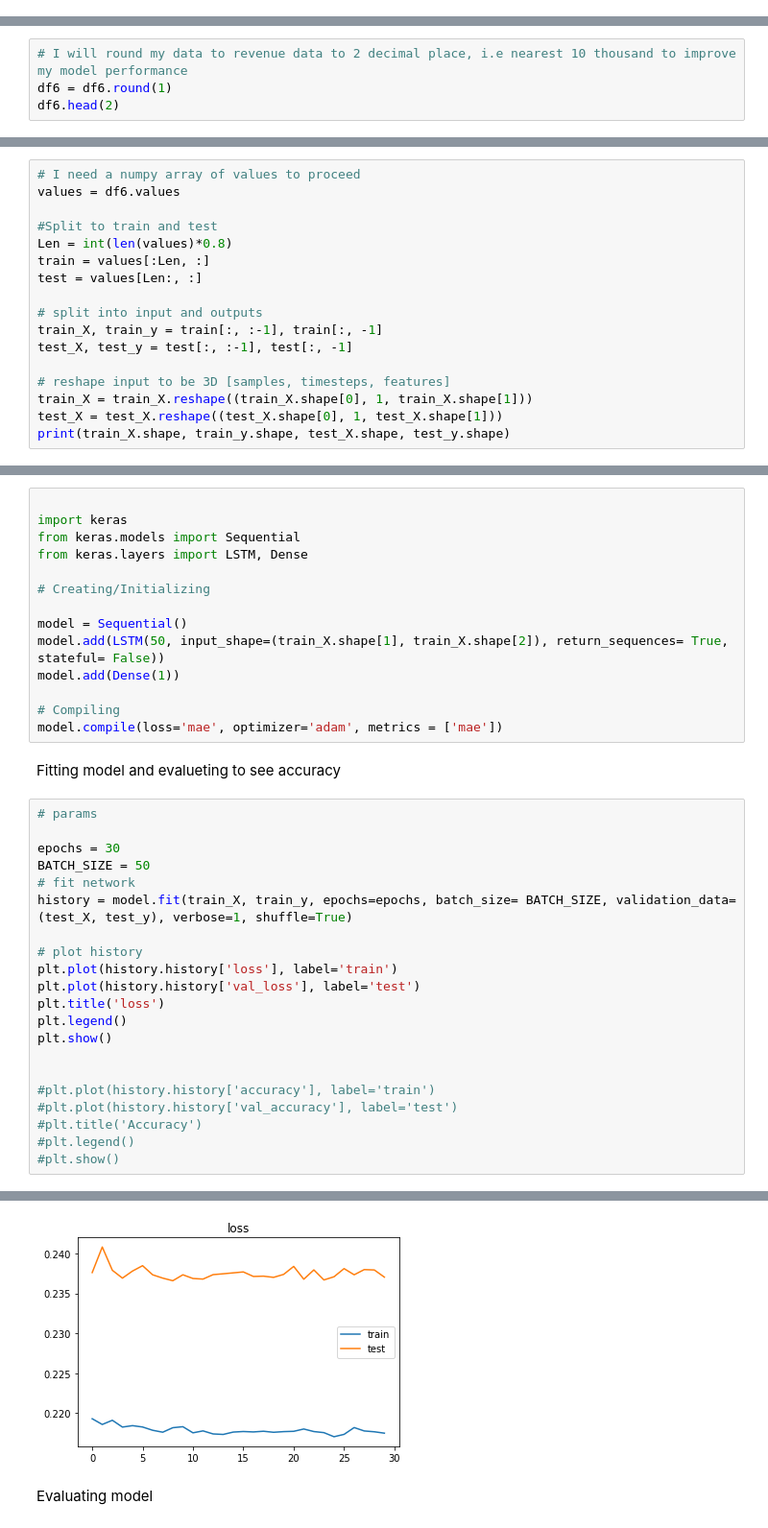
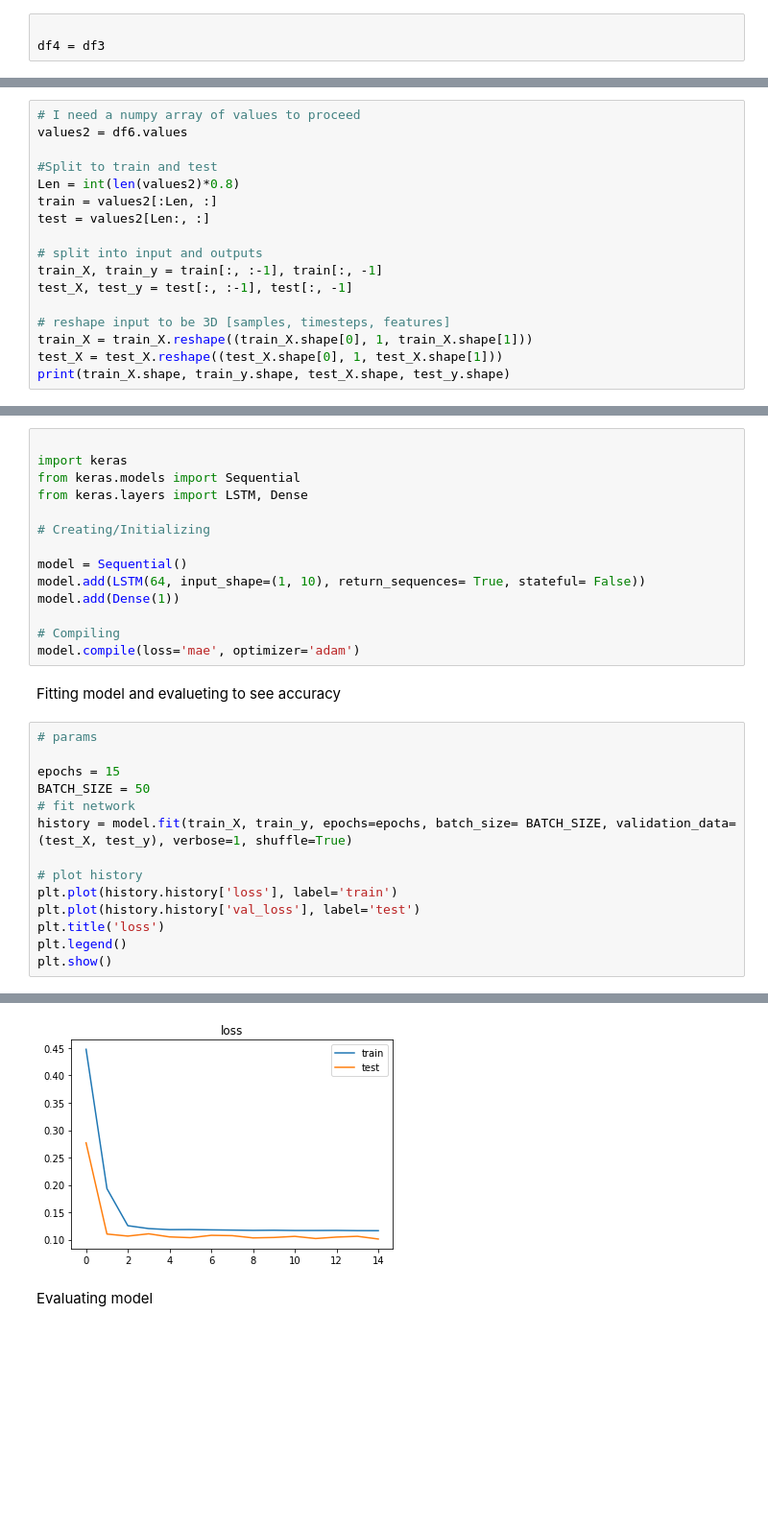
Before and after one commit to KevinLolochum/Classification-Projects-, a Jupyter notebook: Toronto_Parking_Data_Forecasting_revenue_using_Recurrent_Neural_Networks_RNNs(LSTM).ipynb, the cells around one changed output, grey strips where cells are left out. Shown at 96% size. Saved outputs shown, nothing was run; the diff lists cells and outputs as text; blank space fills up the shorter version.

```diff
--- a/Toronto_Parking_Data_Forecasting_revenue_using_Recurrent_Neural_Networks_RNNs(LSTM).ipynb
+++ b/Toronto_Parking_Data_Forecasting_revenue_using_Recurrent_Neural_Networks_RNNs(LSTM).ipynb
@@ -276,3 +161,6 @@ df4.head(3)
+# %%
+
+df4 = df3
 # %%
 # Now we have a much larger dataset
 df4.shape
@@ -361,4 +252,0 @@ NameError: ignored
-# %%
-# I will round my data to revenue data to 2 decimal place, i.e nearest 10 thousand to improve my model performance
-df6 = df6.round(1)
-df6.head(2)
@@ -369,11 +253,11 @@ df6.head(2)
 # %%
 # I need a numpy array of values to proceed
-values = df6.values
+values2 = df6.values
 
 #Split to train and test
-Len = int(len(values)*0.8)
-train = values[:Len, :]
-test = values[Len:, :]
+Len = int(len(values2)*0.8)
+train = values2[:Len, :]
+test = values2[Len:, :]
 
 # split into input and outputs
 train_X, train_y = train[:, :-1], train[:, -1]
@@ -396,17 +280,17 @@ from keras.layers import LSTM, Dense
 # Creating/Initializing
 
 model = Sequential()
-model.add(LSTM(50, input_shape=(train_X.shape[1], train_X.shape[2]), return_sequences= True, stateful= False))
+model.add(LSTM(64, input_shape=(1, 10), return_sequences= True, stateful= False))
 model.add(Dense(1))
 
 # Compiling
-model.compile(loss='mae', optimizer='adam', metrics = ['mae'])
+model.compile(loss='mae', optimizer='adam')
 # %% [markdown]
 Fitting model and evalueting to see accuracy
 # %%
 # params
 
-epochs = 30
+epochs = 15
 BATCH_SIZE = 50
 # fit network
 history = model.fit(train_X, train_y, epochs=epochs, batch_size= BATCH_SIZE, validation_data=(test_X, test_y), verbose=1, shuffle=True)
@@ -417,11 +301,4 @@ plt.plot(history.history['val_loss'], label='test')
 plt.title('loss')
 plt.legend()
 plt.show()
-
-
-#plt.plot(history.history['accuracy'], label='train')
-#plt.plot(history.history['val_accuracy'], label='test')
-#plt.title('Accuracy')
-#plt.legend()
-#plt.show()
 # %% [output]
@@ -445,4 +322,4 @@ Epoch 30/30
-[figure, old version]
+[figure, new version]
 # %% [markdown]
 Evaluating model
 # %%
```
Also changed, not shown: parts of 59 cells of this notebook.
